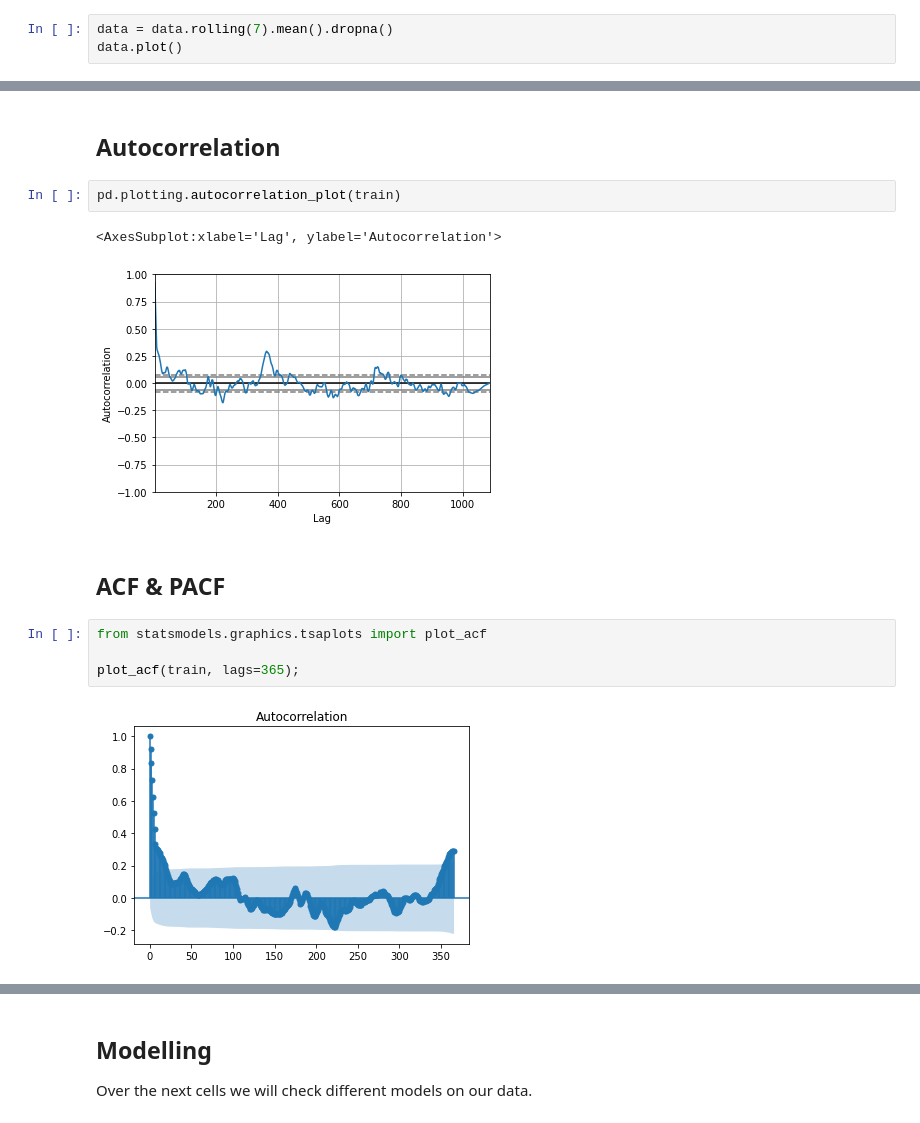
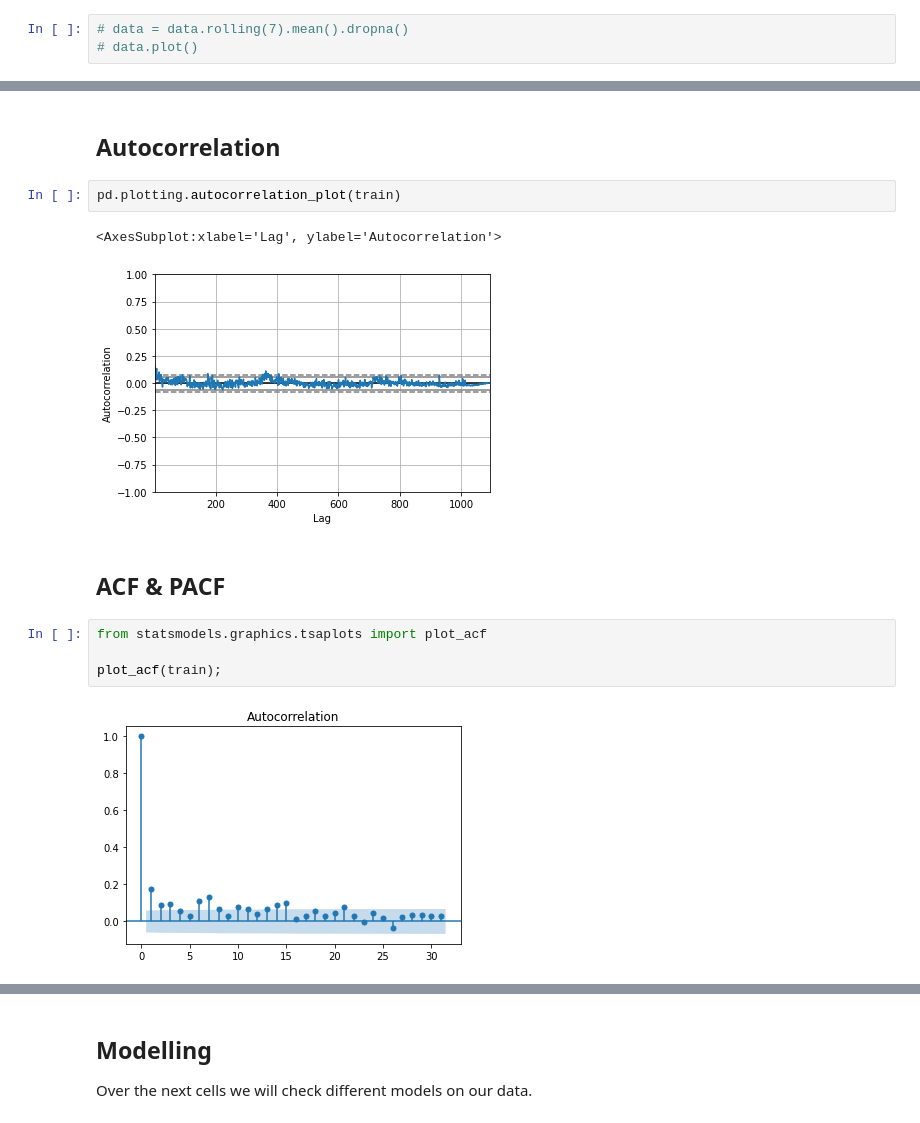
Before and after one commit to matheusccouto/superstore-api, a Jupyter notebook: notebooks/2-matheusccouto-model-selection.ipynb, the cells around one changed output, grey strips where cells are left out. Cells and saved outputs as stored; diff of their text form.

```diff
--- a/notebooks/2-matheusccouto-model-selection.ipynb
+++ b/notebooks/2-matheusccouto-model-selection.ipynb
@@ -59,5 +61,5 @@ data.plot();
 ## Rolling Mean
 We'll use rolling mean to smooth our data.
 # %%
-data = data.rolling(7).mean().dropna()
-data.plot()
+# data = data.rolling(7).mean().dropna()
+# data.plot()
@@ -111,15 +121,15 @@ Strong evidence against the null hypothesis (Ho), reject the null hypothesis. Da
 pd.plotting.autocorrelation_plot(train)
 # %% [output]
 <AxesSubplot:xlabel='Lag', ylabel='Autocorrelation'>
-[figure, old version]
+[figure, new version]
 # %% [markdown]
 ## ACF & PACF
 # %%
 from statsmodels.graphics.tsaplots import plot_acf
 
-plot_acf(train, lags=365);
+plot_acf(train);
 # %% [output]
-[figure, old version]
+[figure, new version]
 # %%
 from statsmodels.graphics.tsaplots import plot_pacf
 
```
Also changed, not shown: parts of 28 cells of this notebook, 1 other file.
